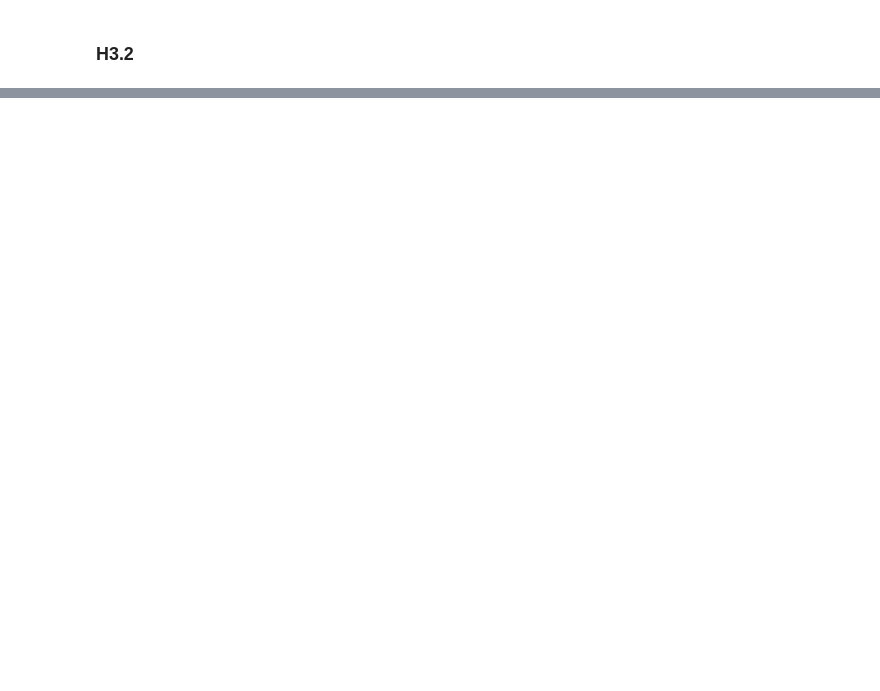
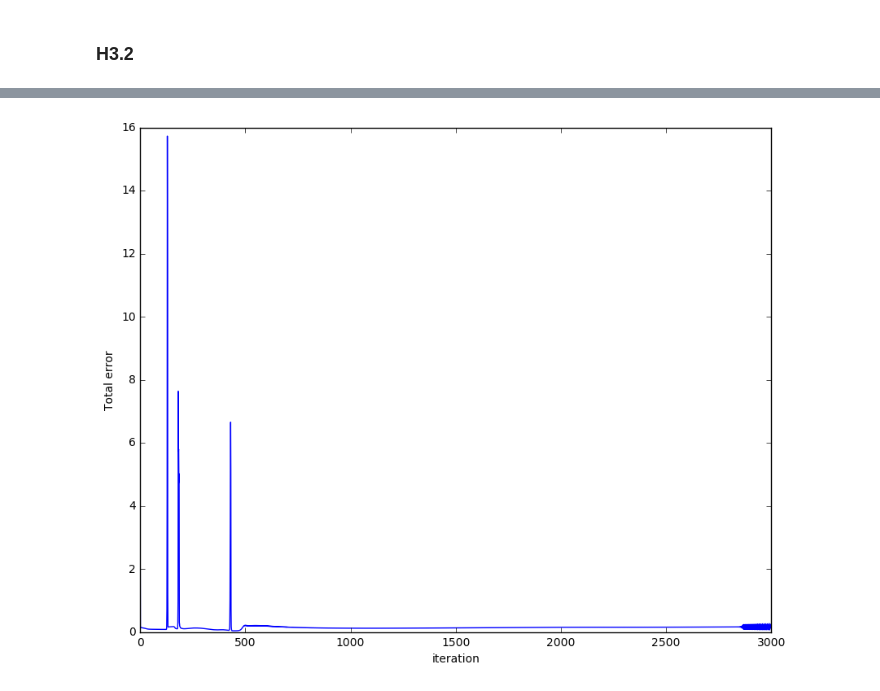
Before and after one commit to p16i/course-machine-intelligence-1, a Jupyter notebook: machine-intelligence-1-w3.ipynb, the cells around one changed output, grey strips where cells are left out. Drawn from its saved outputs; the diff is of its cells as text; code cells hidden in the pictures; blank space fills up the shorter version.

```diff
--- a/machine-intelligence-1-w3.ipynb
+++ b/machine-intelligence-1-w3.ipynb
@@ -132,0 +139,91 @@ $$
+# %%
+MAX_ITER = 3000
+STOP_THRESHOLD = 0.00001
+
+def deriTanh(x):
+    return 1 - np.power( np.tanh(x), 2 )
+
+def forward(X, W1, W2, b1, b2):
+    H1 = np.zeros((len(X),3))
+    S1 = np.zeros((len(X),3))
+    pred = np.zeros(len(X))
+
+    for i in range(len(X)):
+            # Forward
+        for j in range(len(W1)):
+            H1[i,j] = X[i]*W1[j]
+            S1[i,j] = np.tanh(H1[i,j]-b1[j])
+
+        pred[i]= np.dot(S1[i], W2) - b2[0]
+#         print(pred[i])
+#     print(pred)
+#         pred[i]=pred[i].flatten()
+
+    return H1, S1, pred
+
+def nn_loop(X,y, W1, W2, b1, b2, eta ):
+    itr = 0
+    res = []
+
+    y = y.reshape(10)
+
+    K_S = []
+
+    W1 = np.array(W1)
+    W2 = np.array(W2)
+    b1 = np.array(b1)
+    b2 = np.array(b2)
+
+    while itr < 3000 :
+        grad_W1 = np.zeros(W1.shape)
+        grad_b1 = np.zeros(b1.shape)
+        grad_b2 = np.zeros(b2.shape)
+        grad_W2 = np.zeros(W2.shape)
+
+        pred = []
+        H1, S1, pred = forward(X,W1,W2,b1,b2)
+
+
+        for i in range(len(X)):
+#             # Backward
+            delta      = pred[i] - y[i]
+            bias_w2    = -delta
+            grad_b2[0] = grad_b2[0] + bias_w2
+
+            for j in range(3):
+                grad_W2[j] = delta*S1[i,j]
+#             print(grad_b2)
+
+            for l in range(len(W1)):
+                b = -delta*deriTanh(H1[i][l])*W2[l]
+                w =  delta*deriTanh(H1[i][l])*W2[l]*X[i]
+
+                grad_b1[l] = grad_b1[l]+b
+                grad_W1[l] = grad_W1[l]+w
+
+        quad_cost = np.sum( np.power(pred - y,2)*0.5 ) / len(y)
+
+        grad_W2 = grad_W2 / len(y)
+        grad_W1 = grad_W1 / len(y)
+
+        grad_b1 = grad_b1 / len(y)
+        grad_b2 = grad_b2 / len(y)
+
+        W2 = W2 - eta*grad_W2
+        W1 = W1 - eta*grad_W1
+        b1 = b1 - eta*grad_b1
+        b2 = b2 - eta*grad_b2
+
+        itr = itr + 1
+        res.append({ "err": quad_cost, "prediction": pred, 'dJdW2': 0, 'dJdW1': 0, 'L1_signal': S1, 'weights': [W1,W2,b1,b2] })
+    return res
+
+
+(W1,W2,B1,B2) = init_weights()
+result = nn_loop(df.X, Y, W1,W2, B1, B2, 0.5 )
+res_df = pandas.DataFrame.from_dict(result);
+plt.plot( np.arange(len(res_df)), res_df['err'])
+plt.xlabel('iteration')
+plt.ylabel('Total error')
+print("Total cost : %.4f" %(result[-1]['err']))
+# %% [output]
@@ -133,2 +231,3 @@ $$
+[figure, added]
 # %%
 # b)
```
Also changed, not shown: parts of 12 cells of this notebook.
